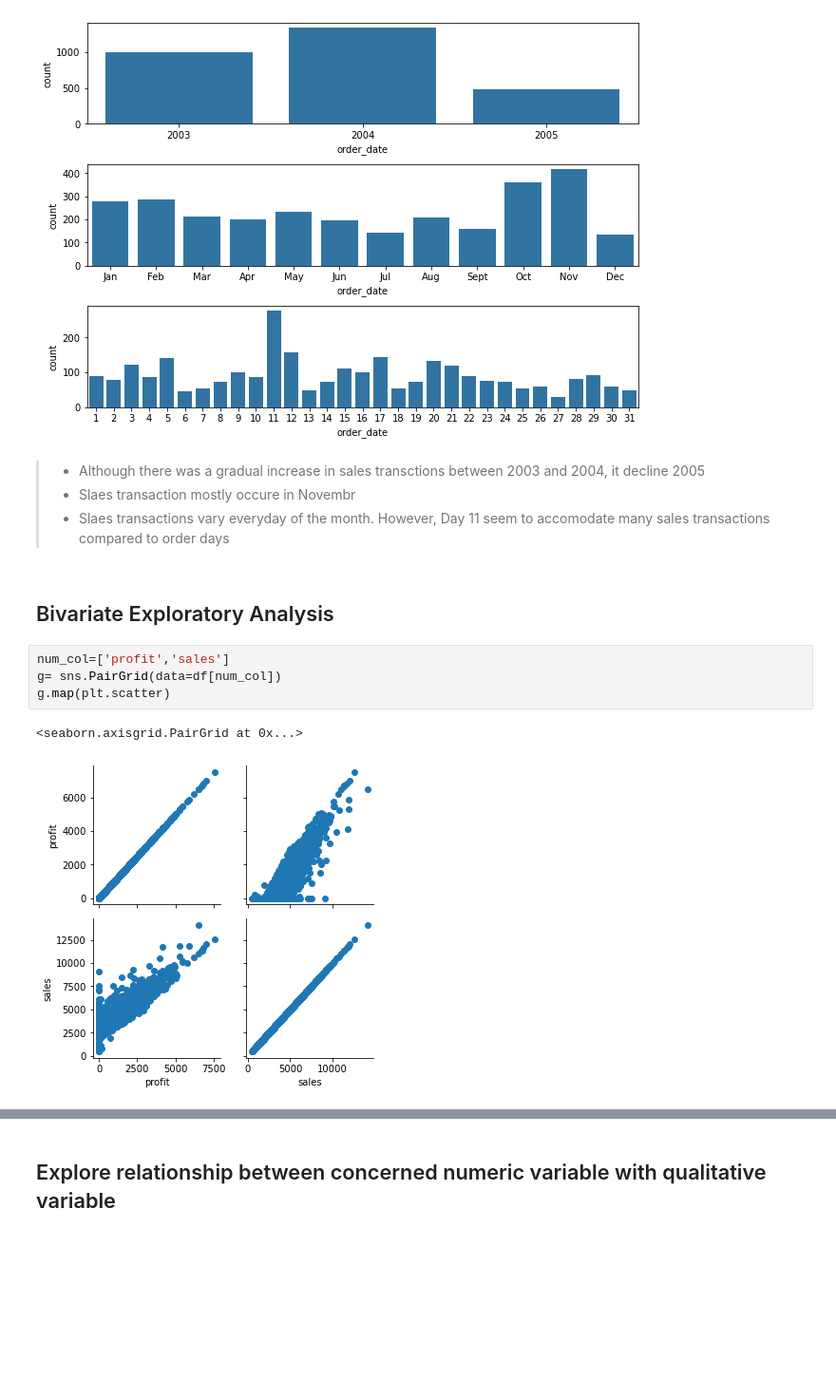
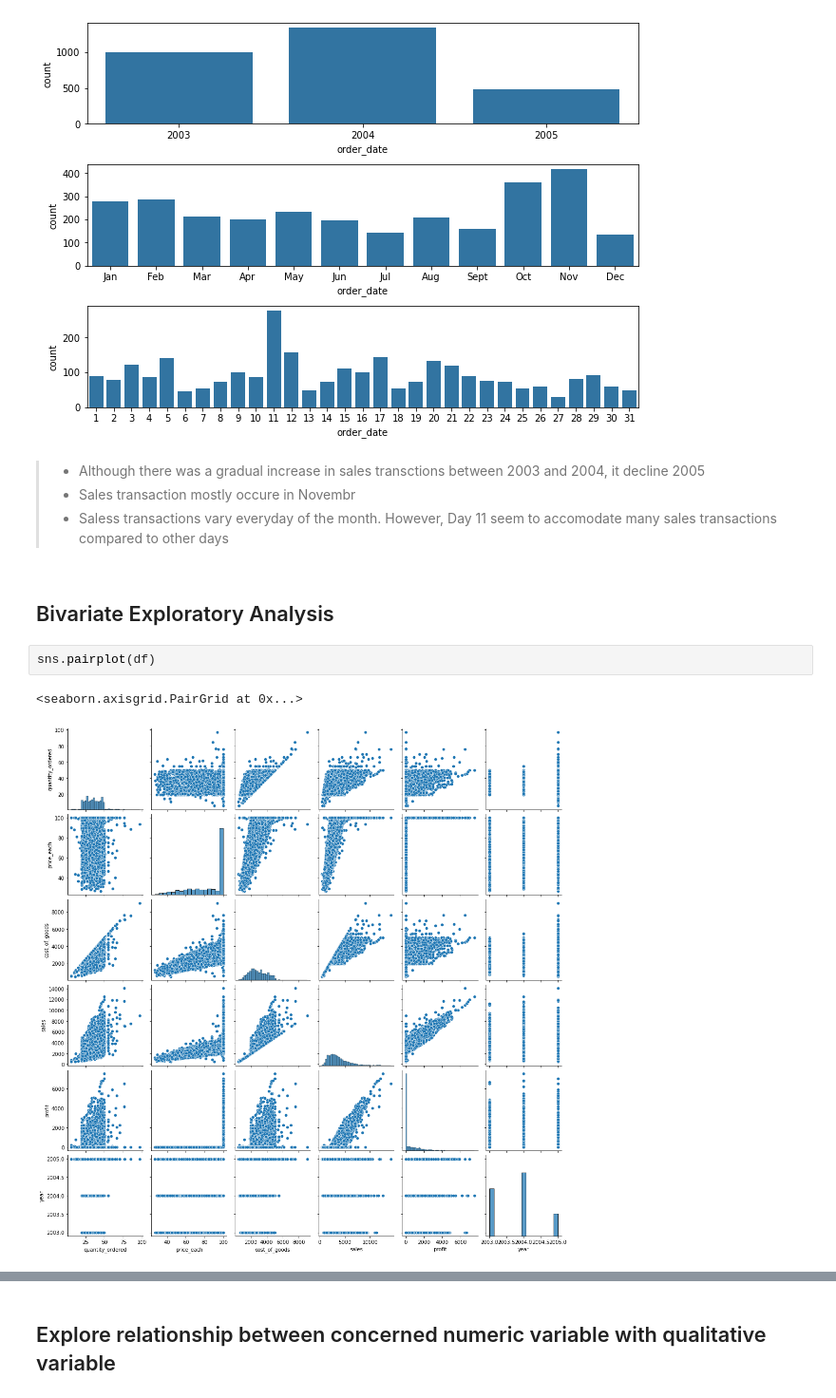
Before and after one commit to Biob-scientist/Sales_analytics, a Jupyter notebook: sales_exploratory_analysis.ipynb, the cells around one changed output, grey strips where cells are left out. Shown at 95% size. Saved outputs shown, nothing was run; the diff lists cells and outputs as text; blank space fills up the shorter version.

```diff
--- a/sales_exploratory_analysis.ipynb
+++ b/sales_exploratory_analysis.ipynb
@@ -350,15 +338,13 @@ Name: max_date, dtype: object,2005
 [figure]
 # %% [markdown]
 >-  Although there was a gradual increase in sales transctions between 2003 and 2004, it decline 2005
->-  Slaes transaction mostly occure in Novembr
->-  Slaes transactions vary everyday of the month. However, Day 11 seem to accomodate many sales transactions compared to order days
+>-  Sales transaction mostly occure in Novembr
+>-  Saless transactions vary everyday of the month. However, Day 11 seem to accomodate many sales transactions compared to other days
 # %% [markdown]
 ## Bivariate Exploratory Analysis
 # %%
-num_col=['profit','sales']
-g= sns.PairGrid(data=df[num_col])
-g.map(plt.scatter)
+sns.pairplot(df)
 # %% [output]
 <seaborn.axisgrid.PairGrid at 0x...>
-[figure, old version]
+[figure, new version]
 # %% [markdown]
```
Also changed, not shown: parts of 24 cells of this notebook.
